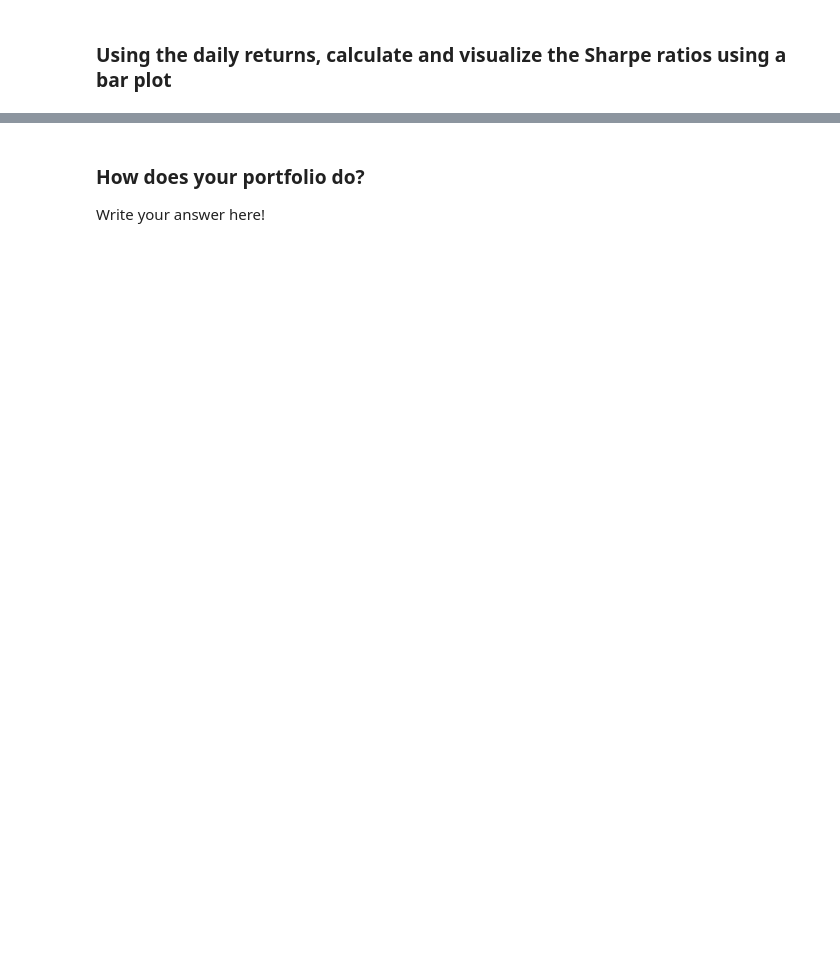
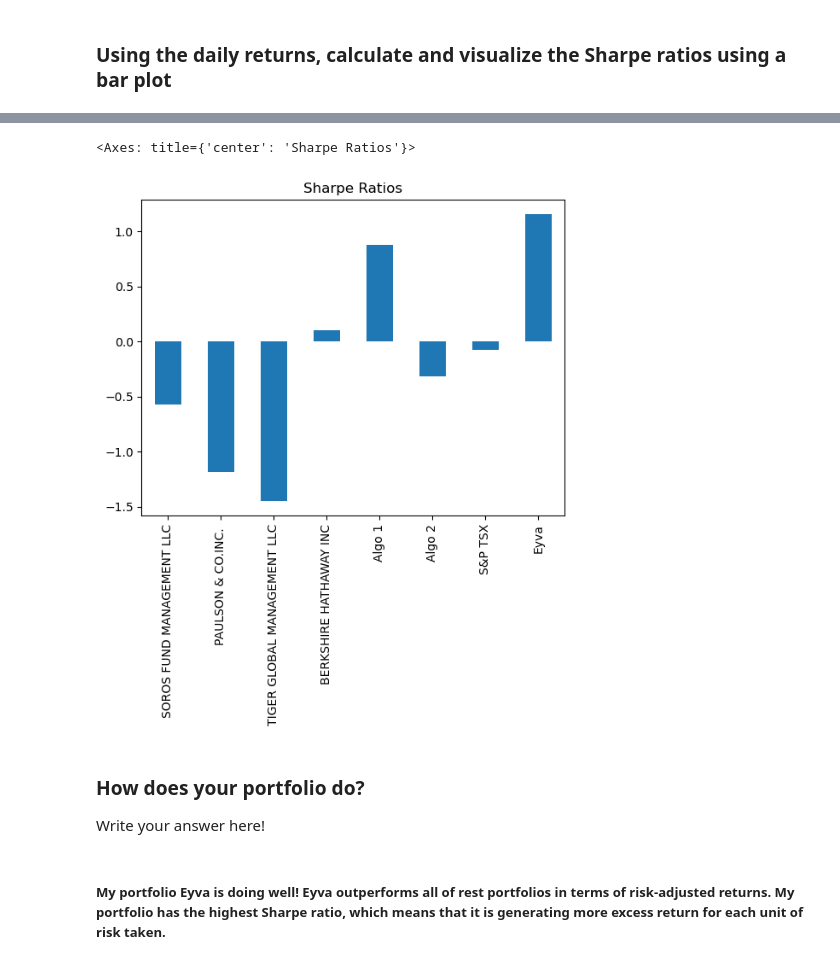
Before and after one commit to eyva19/Portfolio_perfomance_assessment, a Jupyter notebook: whale_analysis.ipynb, the cells around one changed output, grey strips where cells are left out. Saved outputs shown, nothing was run; the diff lists cells and outputs as text; code cells hidden in the pictures; blank space fills up the shorter version.

```diff
--- a/whale_analysis.ipynb
+++ b/whale_analysis.ipynb
@@ -613,3 +672,5 @@ data_all.head(3)
 ### Using the daily returns, calculate and visualize the Sharpe ratios using a bar plot
 # %%
 # Calculate Annualized Sharpe Ratios
+sharpe_ratios_all = (data_all.mean() * 252) / (data_all.std() * np.sqrt(252))
+sharpe_ratios_all
@@ -616,6 +687,12 @@ data_all.head(3)
 # %%
 # Visualize the sharpe ratios as a bar plot
+sharpe_ratios_all.plot.bar(title='Sharpe Ratios')
+# %% [output]
+<Axes: title={'center': 'Sharpe Ratios'}>
+[figure, added]
 # %% [markdown]
 ### How does your portfolio do?
 
 Write your answer here!
+# %% [markdown]
+##### My portfolio Eyva is doing well! Eyva outperforms all of rest portfolios in terms of risk-adjusted returns. My portfolio has the highest Sharpe ratio, which means that it is generating more excess return for each unit of risk taken.
```
Also changed, not shown: parts of 10 cells of this notebook.
